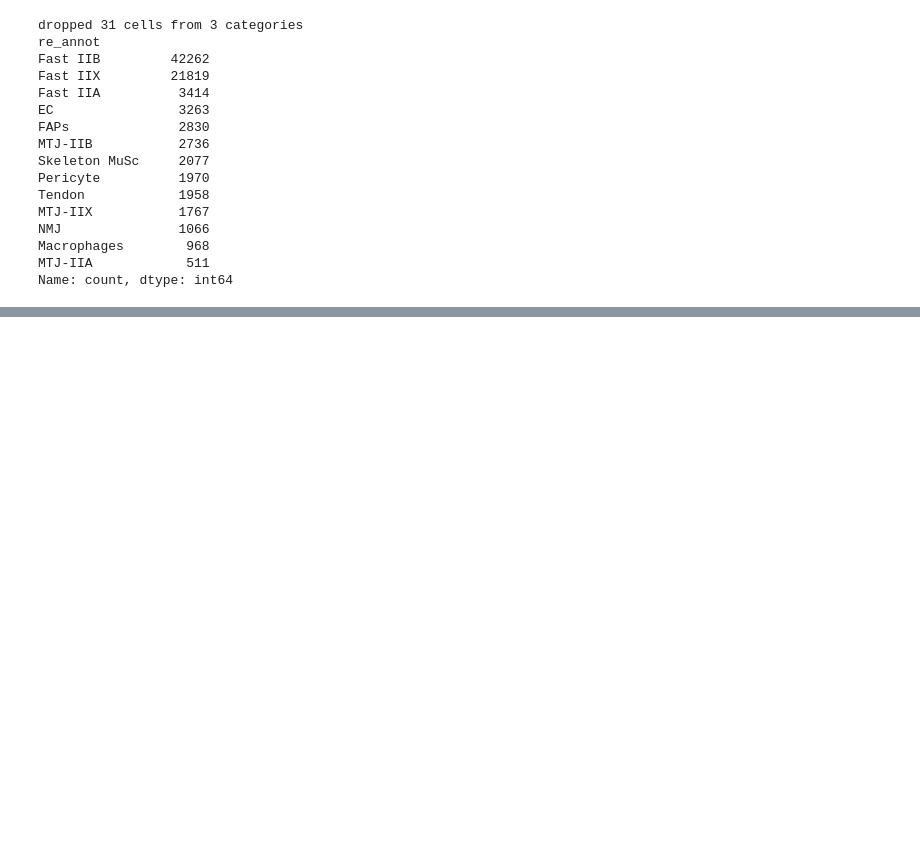
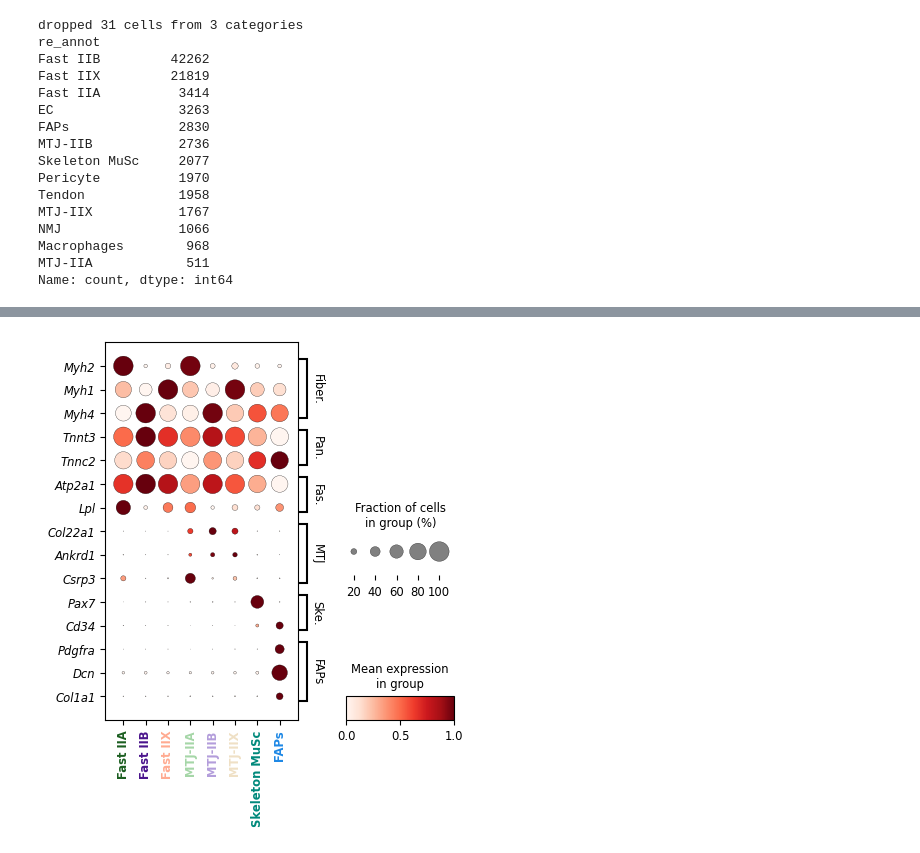
Before and after one commit to sachha-naksha/TA_muscle_ageing, a Jupyter notebook: py_scripts/2_single_nuc_inspection/re_cluster.ipynb, the cells around one changed output, grey strips where cells are left out. Drawn from its saved outputs; the diff is of its cells as text; code cells hidden in the pictures; blank space fills up the shorter version.

```diff
--- a/py_scripts/2_single_nuc_inspection/re_cluster.ipynb
+++ b/py_scripts/2_single_nuc_inspection/re_cluster.ipynb
@@ -424,0 +314,53 @@ sc.pl.umap(adata_whole, color=['C_scANVI'], show=False, save='_C_scANVI.pdf')
+# %%
+import matplotlib.pyplot as plt
+
+# Cell types to include in the focused dotplot
+focus_cats = ["Fast IIA", "Fast IIB", "Fast IIX",
+              "MTJ-IIA", "MTJ-IIB", "MTJ-IIX",
+              "Skeleton MuSc", "FAPs"]
+
+ad_dot_small = ad_dot[ad_dot.obs["re_annot"].isin(focus_cats)].copy()
+ad_dot_small.obs["re_annot"] = (
+    ad_dot_small.obs["re_annot"].cat.remove_unused_categories()
+                                    .cat.reorder_categories(focus_cats)
+)
+
+# Trimmed marker panel — drop groups for cell types not in the plot
+markers_small = {
+    "Fiber call (myosins)": ["Myh2", "Myh1", "Myh4"],
+    "Pan-fast":             ["Tnnt3", "Tnnc2"],
+    "Fast IIA":             ["Atp2a1", "Lpl"],
+    "MTJ":                  ["Col22a1", "Ankrd1", "Csrp3"],
+    "Skeleton MuSc":        ["Pax7", "Cd34"],
+    "FAPs":                 ["Pdgfra", "Dcn", "Col1a1"],
+}
+markers_small = {k: [g for g in v if g in ad_dot_small.var_names]
+                 for k, v in markers_small.items()}
+markers_small = {k: v for k, v in markers_small.items() if v}
+
+dp = sc.pl.dotplot(
+    ad_dot_small,
+    var_names=markers_small,
+    groupby="re_annot",
+    standard_scale="var",
+    cmap="Reds",
+    swap_axes=True,
+    var_group_rotation=0,
+    figsize=(4.5, 4.5),
+    return_fig=True,
+)
+dp.make_figure()
+
+ax = dp.ax_dict["mainplot_ax"]
+for label in ax.get_xticklabels():
+    txt = label.get_text()
+    if txt in re_annot_palette:
+        label.set_color(re_annot_palette[txt])
+        label.set_fontweight("bold")
+for label in ax.get_yticklabels():
+    label.set_fontstyle("italic")
+
+plt.savefig(f"{figures_dir}/dotplot_myofiber_type2.svg", dpi=300, bbox_inches="tight")
+plt.show()
+# %% [output]
+[figure, added]
```
Also changed, not shown: parts of 24 cells of this notebook.
